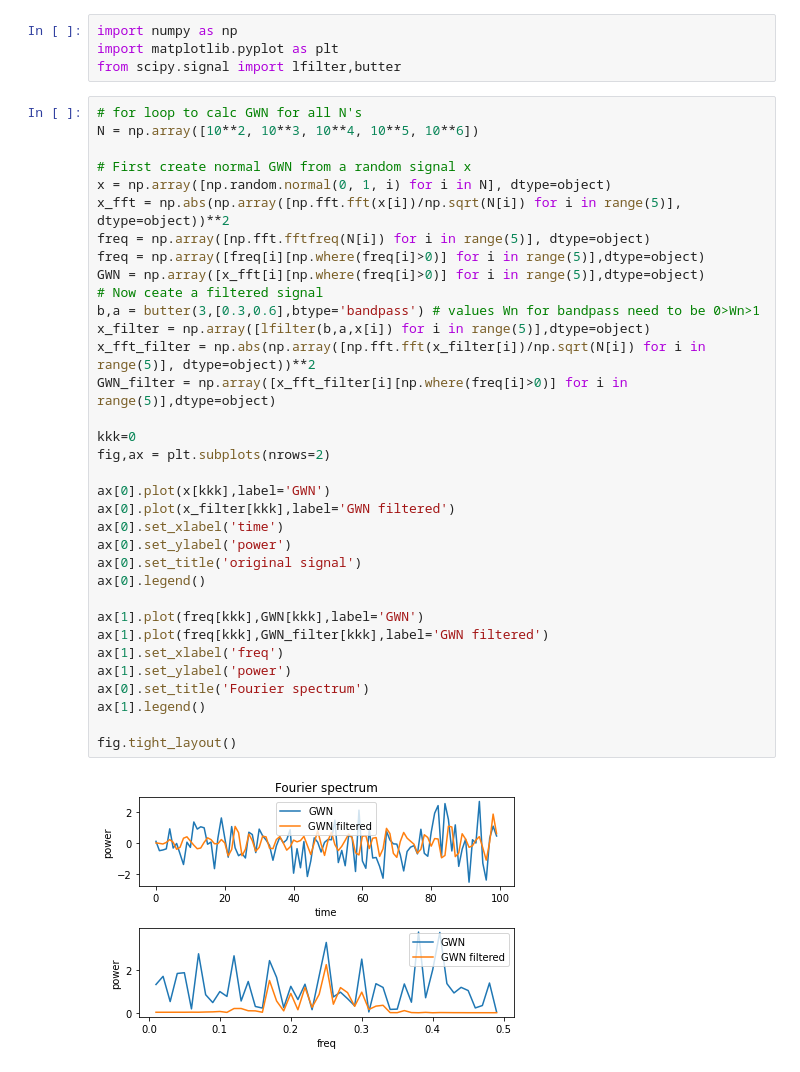
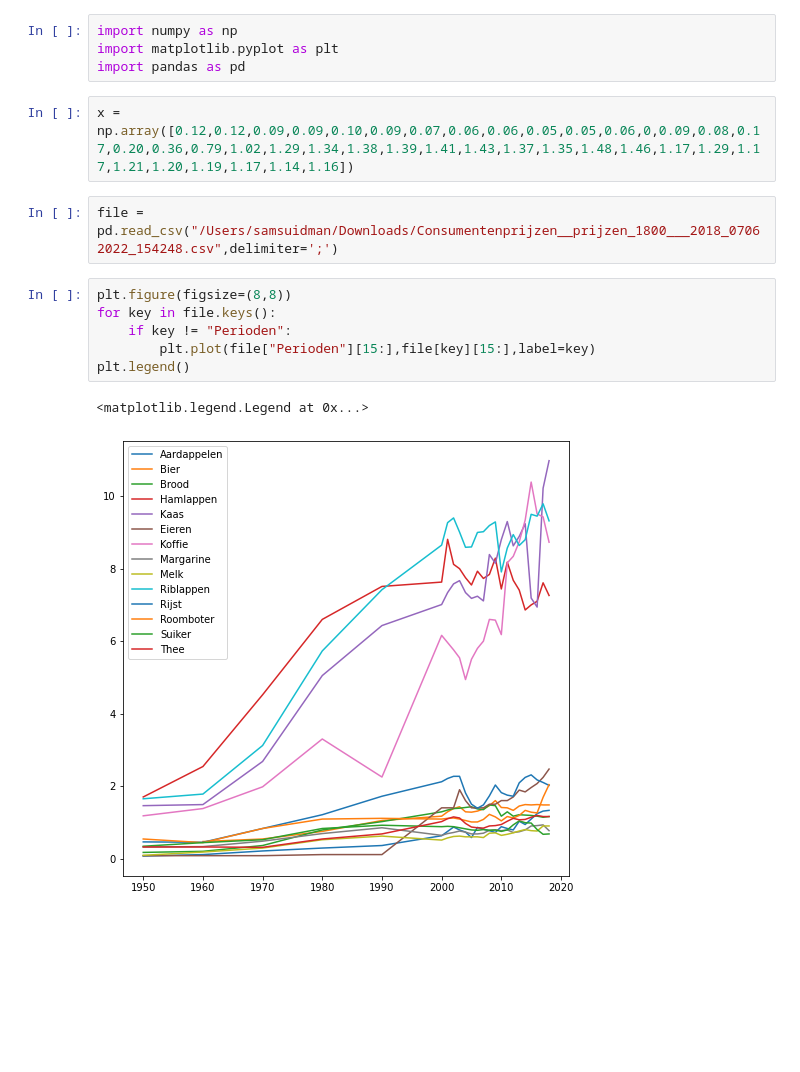
Before and after one commit to ssuidman/neurophysics, a Jupyter notebook: test_jupyter_notebook.ipynb, the cells around one changed output. Drawn from its saved outputs; the diff is of its cells as text; blank space fills up the shorter version.

```diff
--- a/test_jupyter_notebook.ipynb
+++ b/test_jupyter_notebook.ipynb
@@ -1,40 +1,17 @@
 # %%
 import numpy as np
 import matplotlib.pyplot as plt
-from scipy.signal import lfilter,butter
+import pandas as pd
-# %%
-# for loop to calc GWN for all N's
-N = np.array([10**2, 10**3, 10**4, 10**5, 10**6])
-
-# First create normal GWN from a random signal x
-x = np.array([np.random.normal(0, 1, i) for i in N], dtype=object)
-x_fft = np.abs(np.array([np.fft.fft(x[i])/np.sqrt(N[i]) for i in range(5)], dtype=object))**2
-freq = np.array([np.fft.fftfreq(N[i]) for i in range(5)], dtype=object)
-freq = np.array([freq[i][np.where(freq[i]>0)] for i in range(5)],dtype=object)
-GWN = np.array([x_fft[i][np.where(freq[i]>0)] for i in range(5)],dtype=object)
-# Now ceate a filtered signal
-b,a = butter(3,[0.3,0.6],btype='bandpass') # values Wn for bandpass need to be 0>Wn>1
-x_filter = np.array([lfilter(b,a,x[i]) for i in range(5)],dtype=object)
-x_fft_filter = np.abs(np.array([np.fft.fft(x_filter[i])/np.sqrt(N[i]) for i in range(5)], dtype=object))**2
-GWN_filter = np.array([x_fft_filter[i][np.where(freq[i]>0)] for i in range(5)],dtype=object)
-
-kkk=0
-fig,ax = plt.subplots(nrows=2)
-
-ax[0].plot(x[kkk],label='GWN')
-ax[0].plot(x_filter[kkk],label='GWN filtered')
-ax[0].set_xlabel('time')
-ax[0].set_ylabel('power')
-ax[0].set_title('original signal')
-ax[0].legend()
-
-ax[1].plot(freq[kkk],GWN[kkk],label='GWN')
-ax[1].plot(freq[kkk],GWN_filter[kkk],label='GWN filtered')
-ax[1].set_xlabel('freq')
-ax[1].set_ylabel('power')
-ax[0].set_title('Fourier spectrum')
-ax[1].legend()
-
-fig.tight_layout()
-# %% [output]
-[figure, removed]
+# %%
+x = np.array([0.12,0.12,0.09,0.09,0.10,0.09,0.07,0.06,0.06,0.05,0.05,0.06,0,0.09,0.08,0.17,0.20,0.36,0.79,1.02,1.29,1.34,1.38,1.39,1.41,1.43,1.37,1.35,1.48,1.46,1.17,1.29,1.17,1.21,1.20,1.19,1.17,1.14,1.16])
+# %%
+file = pd.read_csv("/Users/samsuidman/Downloads/Consumentenprijzen__prijzen_1800___2018_07062022_154248.csv",delimiter=';')
+# %%
+plt.figure(figsize=(8,8))
+for key in file.keys():
+    if key != "Perioden":
+        plt.plot(file["Perioden"][15:],file[key][15:],label=key)
+plt.legend()
+# %% [output]
+<matplotlib.legend.Legend at 0x...>
+[figure, added]
```
Also changed, not shown: parts of 1 cell of this notebook, 12 other files.
